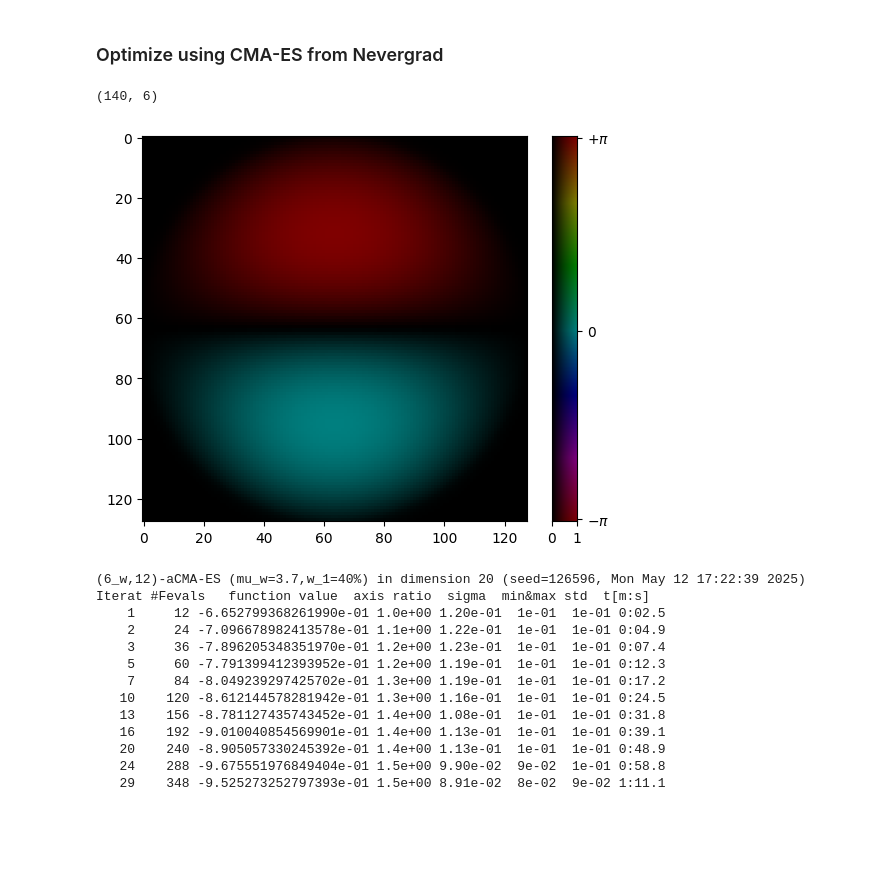
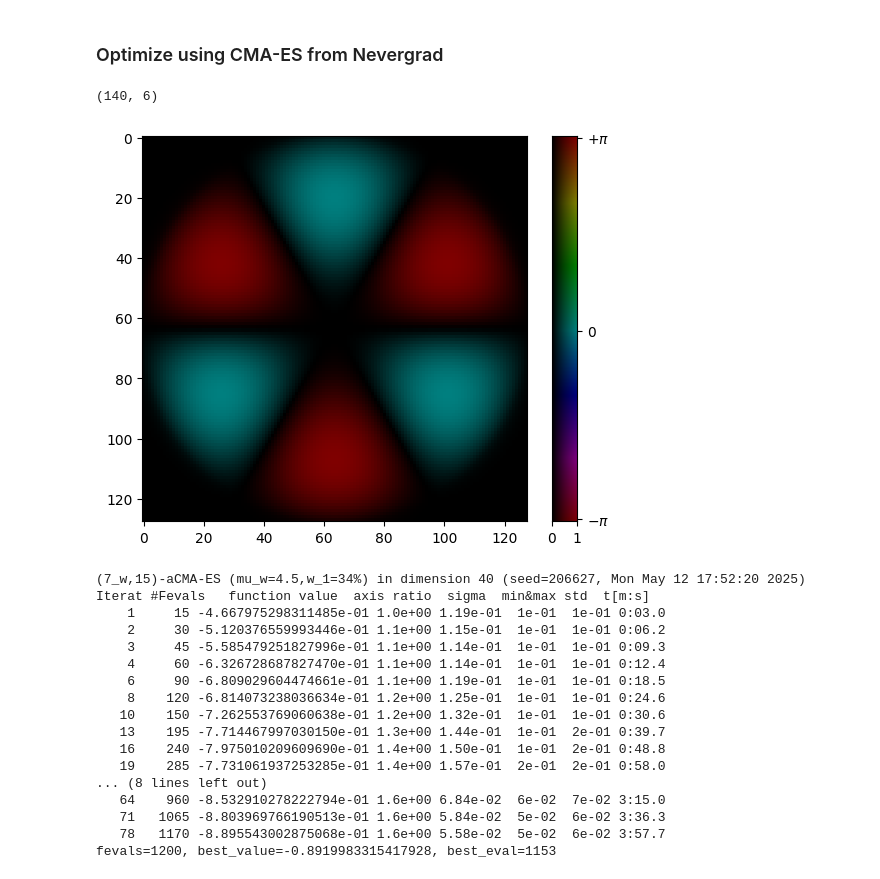
Before and after one commit to jysru/MMF_LP_modes, a Jupyter notebook: modes_optim/diagonal_fiber_optimization_partitionned_modes_coeffs.ipynb, the cells around one changed output. Saved outputs shown, nothing was run; the diff lists cells and outputs as text; code cells hidden in the pictures; blank space fills up the shorter version.

```diff
--- a/modes_optim/diagonal_fiber_optimization_partitionned_modes_coeffs.ipynb
+++ b/modes_optim/diagonal_fiber_optimization_partitionned_modes_coeffs.ipynb
@@ -220,7 +220,7 @@ class ModalModeController:
             plt.subplot(2, 6, 5)
             plt.imshow(complex_to_hsv(self.fourier_field))
             plt.axis('off')
-            plt.title('Target field')
+            plt.title('Fourier field')
 
             plt.subplot(2, 6, 6)
             plt.imshow(complex_to_hsv(self.target_fourier))
@@ -246,7 +246,7 @@ class ModalModeController:
             plt.subplot(2, 6, 11)
             plt.imshow(np.square(np.abs(self.fourier_field)), cmap='gray', vmin=0)
             plt.axis('off')
-            plt.title('Target fourier intensity')
+            plt.title('Fourier intensity')
 
             plt.subplot(2, 6, 12)
             plt.imshow(np.square(np.abs(self.target_fourier)), cmap='gray', vmin=0)
@@ -261,26 +261,26 @@ class ModalModeController:
 # %%
 from waveoptics.plots.plots import complex_imshow
 from scipy.ndimage import gaussian_filter
 
-n = 10
-mode_index = 1
+n = 20
+mode_index = 4
 target_field = np.complex64(fiber._modes[:, :, 1, mode_index])
 complex_imshow(target_field)
 
 controller = ModalModeController(
     n_control_modes=n,
     dm_1d_acts=n,
     grid=grid,
     target_field=target_field,
     mode_index=mode_index,
     fiber=fiber,
-    fiber_length=0.0,
+    fiber_length=1000.0,
     fitness_type='fourier',
     pad_coeff=5,
 )
 # %% [output]
 (140, 6)
-[figure, old version]
+[figure, new version]
 # %%
 import cma
 
@@ -299,7 +299,7 @@ es = cma.CMAEvolutionStrategy(
     },
 )
 
-es.optimize(controller.fitness_cplx, iterations=50)
+es.optimize(controller.fitness_cplx, iterations=80)
 # Get best solution and show it
 best_solution = es.result.xbest
 best_value = es.result.fbest
@@ -310,19 +310,23 @@ print(f"fevals={fevals}, best_value={best_value}, best_eval={best_eval}")
 
 # plt.imshow(np.square(get_amplitude_from_phases(best_solution, TM, m)))
 # %% [output]
-(6_w,12)-aCMA-ES (mu_w=3.7,w_1=40%) in dimension 20 (seed=126596, Mon May 12 17:22:39 2025)
+(7_w,15)-aCMA-ES (mu_w=4.5,w_1=34%) in dimension 40 (seed=206627, Mon May 12 17:52:20 2025)
 Iterat #Fevals   function value  axis ratio  sigma  min&max std  t[m:s]
-    1     12 -6.652799368261990e-01 1.0e+00 1.20e-01  1e-01  1e-01 0:02.5
-    2     24 -7.096678982413578e-01 1.1e+00 1.22e-01  1e-01  1e-01 0:04.9
-    3     36 -7.896205348351970e-01 1.2e+00 1.23e-01  1e-01  1e-01 0:07.4
-    5     60 -7.791399412393952e-01 1.2e+00 1.19e-01  1e-01  1e-01 0:12.3
-    7     84 -8.049239297425702e-01 1.3e+00 1.19e-01  1e-01  1e-01 0:17.2
-   10    120 -8.612144578281942e-01 1.3e+00 1.16e-01  1e-01  1e-01 0:24.5
-   13    156 -8.781127435743452e-01 1.4e+00 1.08e-01  1e-01  1e-01 0:31.8
-   16    192 -9.010040854569901e-01 1.4e+00 1.13e-01  1e-01  1e-01 0:39.1
-   20    240 -8.905057330245392e-01 1.4e+00 1.13e-01  1e-01  1e-01 0:48.9
-   24    288 -9.675551976849404e-01 1.5e+00 9.90e-02  9e-02  1e-01 0:58.8
-   29    348 -9.525273252797393e-01 1.5e+00 8.91e-02  8e-02  9e-02 1:11.1
+    1     15 -4.667975298311485e-01 1.0e+00 1.19e-01  1e-01  1e-01 0:03.0
+    2     30 -5.120376559993446e-01 1.1e+00 1.15e-01  1e-01  1e-01 0:06.2
+    3     45 -5.585479251827996e-01 1.1e+00 1.14e-01  1e-01  1e-01 0:09.3
+    4     60 -6.326728687827470e-01 1.1e+00 1.14e-01  1e-01  1e-01 0:12.4
+    6     90 -6.809029604474661e-01 1.1e+00 1.19e-01  1e-01  1e-01 0:18.5
+    8    120 -6.814073238036634e-01 1.2e+00 1.25e-01  1e-01  1e-01 0:24.6
+   10    150 -7.262553769060638e-01 1.2e+00 1.32e-01  1e-01  1e-01 0:30.6
+   13    195 -7.714467997030150e-01 1.3e+00 1.44e-01  1e-01  2e-01 0:39.7
+   16    240 -7.975010209609690e-01 1.4e+00 1.50e-01  1e-01  2e-01 0:48.8
+   19    285 -7.731061937253285e-01 1.4e+00 1.57e-01  2e-01  2e-01 0:58.0
+... (8 lines left out)
+   64    960 -8.532910278222794e-01 1.6e+00 6.84e-02  6e-02  7e-02 3:15.0
+   71   1065 -8.803969766190513e-01 1.6e+00 5.84e-02  5e-02  6e-02 3:36.3
+   78   1170 -8.895543002875068e-01 1.6e+00 5.58e-02  5e-02  6e-02 3:57.7
+fevals=1200, best_value=-0.8919983315417928, best_eval=1153
 # %%
 controller.fitness_cplx(x_reim=best_solution)
 controller.plot_results()
```
Also changed, not shown: parts of 4 cells of this notebook.
